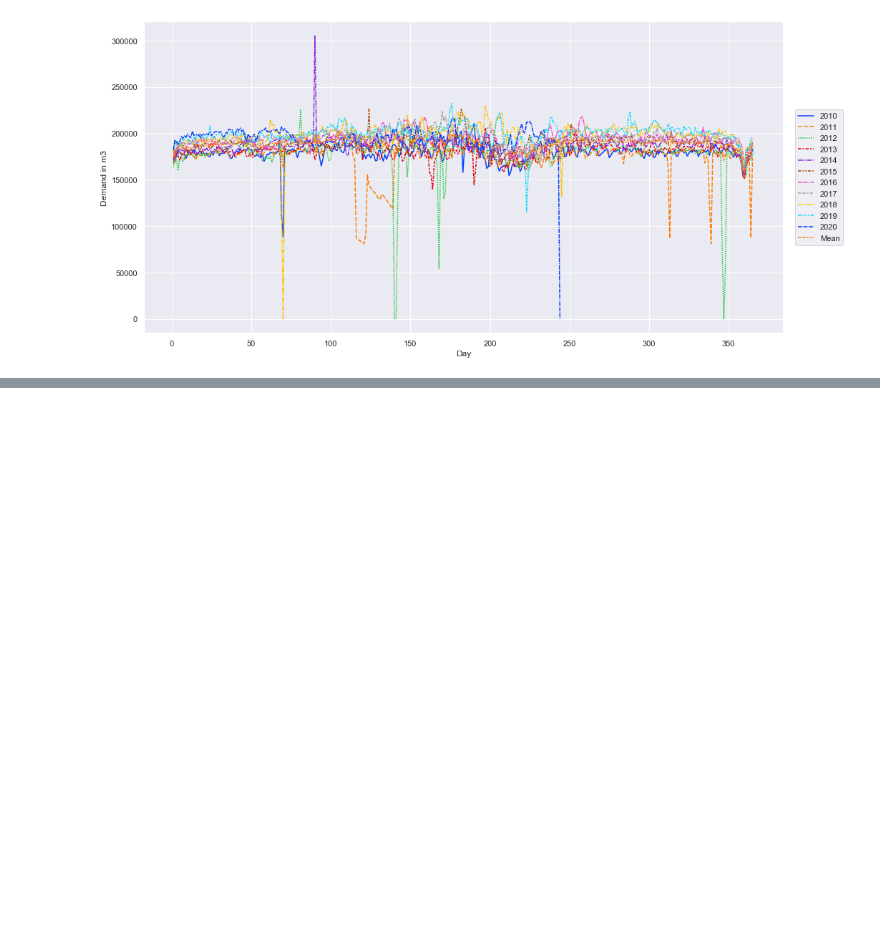
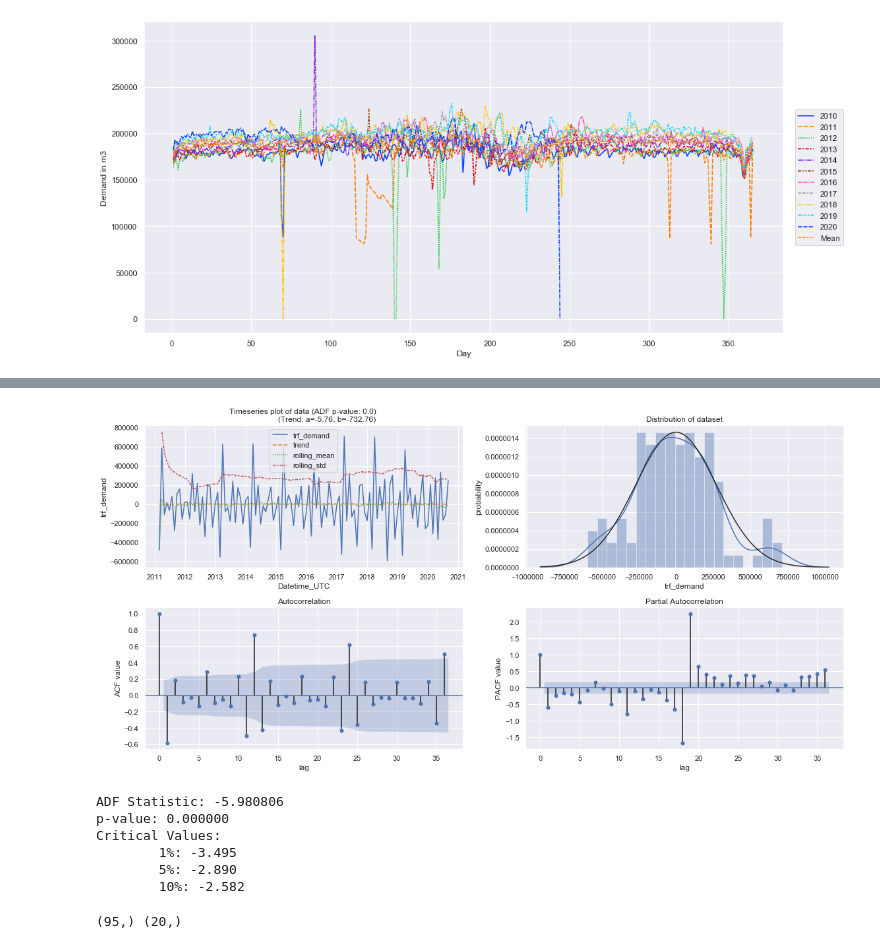
Before and after one commit to maga0002/UvA_DSP_Waternet, a Jupyter notebook: EDA.ipynb, the cells around one changed output, grey strips where cells are left out. Saved outputs shown, nothing was run; the diff lists cells and outputs as text; code cells hidden in the pictures; blank space fills up the shorter version.

```diff
--- a/EDA.ipynb
+++ b/EDA.ipynb
@@ -65,7 +67,7 @@ data.head()
 def ts_analysis_plots(data, n_lags):
 
     # AD Fuller test and linear trend of the time series
-    trend, coefs = TargetTransformer.get_trend(data)
+    trend, coefs = TimeSeriesTransformer.get_trend(data)
     a, b = coefs[0], coefs[1]
     adf = adfuller(data)
 
@@ -76,10 +78,10 @@ def ts_analysis_plots(data, n_lags):
     df = pd.concat([data, trend], axis=1)
 
     # calculate a 12 period rolling mean
-    df['rolling_mean'] = data.rolling(12).mean()
+    df['rolling_mean'] = data.rolling(12, min_periods=1).mean()
 
     # calculate a 12 period rolling standard deviation
-    df['rolling_std'] = data.rolling(12).std()
+    df['rolling_std'] = data.rolling(12, min_periods=1).std()
 
     # plot dataframe columns against time
     sns.lineplot(data=df, ax=axs[0])
@@ -225,0 +296,12 @@ plt.show()
+# %%
+df_trf = df_daily.resample('M').sum().copy()
+
+# initialize a transformer class
+TT = TimeSeriesTransformer(log=False, detrend=True, diff=True, scale=False)
+
+# detrend and perform differencing on both 1 and 12 periods
+df_trf['trf_demand'] = TT.fit_transform(df_trf.index, df_trf.Demand_m3, [1])
+
+##TODO check and add 1, 12 period differencing
+
+df_trf.head(15)
@@ -225,0 +326,27 @@ plt.show()
+# %%
+y = df_trf['trf_demand'][13::]
+
+# Generate plots and calculate ADF values
+ts_analysis_plots(y, 36)
+
+# check if dataframe is stationary
+result = adfuller(y)
+print('ADF Statistic: %f' % result[0])
+print('p-value: %f' % result[1])
+print('Critical Values:')
+for key, value in result[4].items():
+	print('\t%s: %.3f' % (key, value))
+# %% [output]
+[figure, added]
+ADF Statistic: -5.980806
+p-value: 0.000000
+Critical Values:
+        1%: -3.495
+        5%: -2.890
+        10%: -2.582
+# %%
+# Setting train and test sets
+y_train, y_test = df_trf.loc['2011-2-1':'2018-12-31'].trf_demand, df_trf.loc['2019-1-1'::].trf_demand
+print(y_train.shape, y_test.shape)
+# %% [output]
+(95,) (20,)
```
Also changed, not shown: parts of 11 cells of this notebook.
